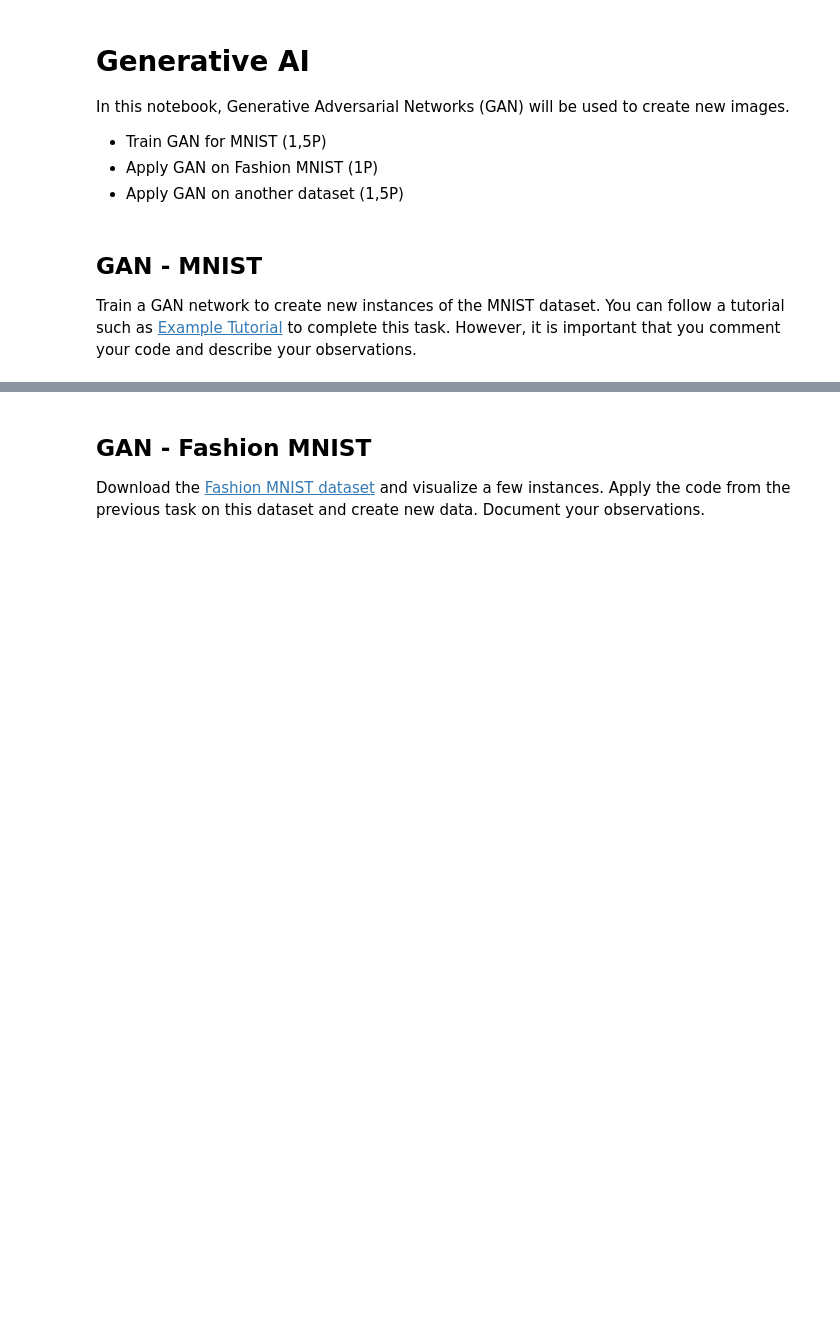
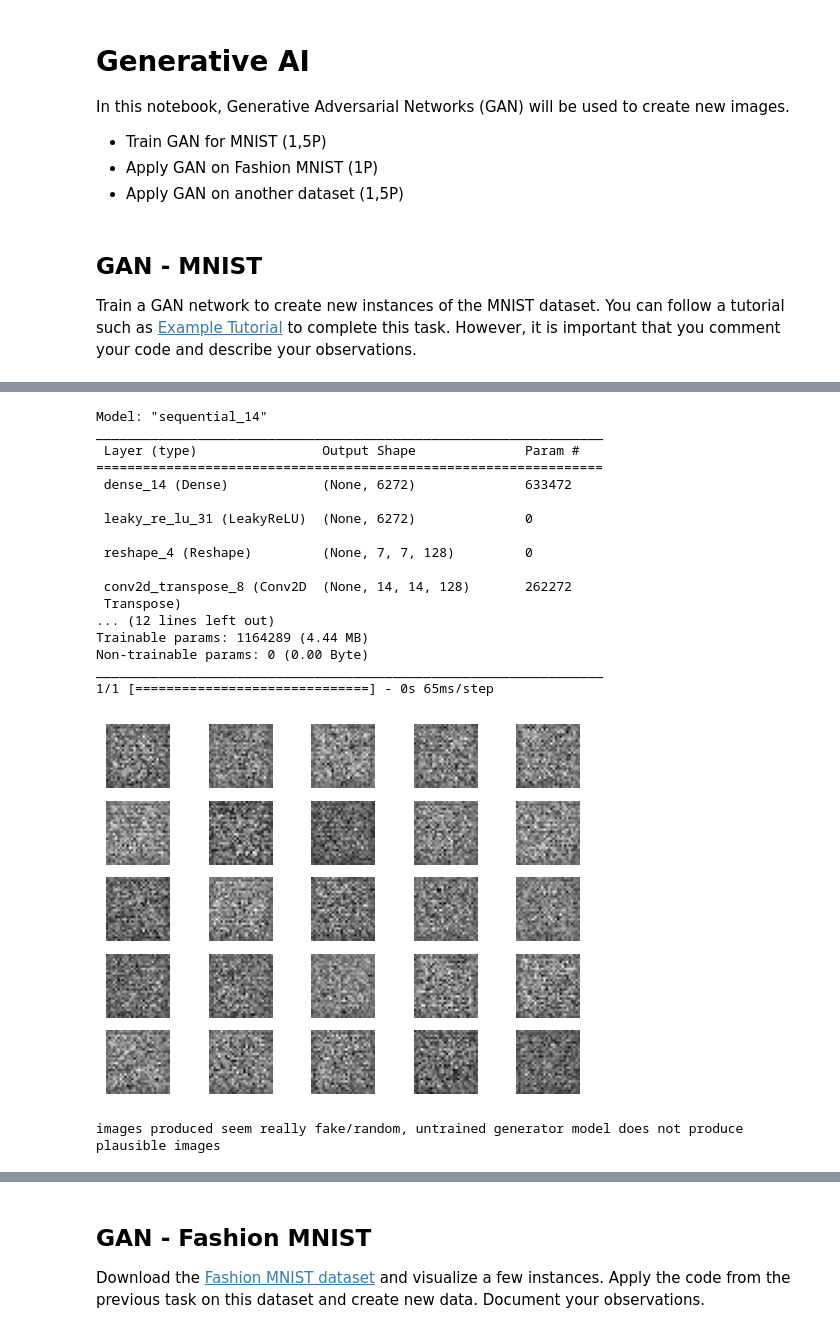
Before and after one commit to izzyyhh/datam, a Jupyter notebook: Exercise_4.ipynb, the cells around one changed output, grey strips where cells are left out. Drawn from its saved outputs; the diff is of its cells as text; code cells hidden in the pictures; blank space fills up the shorter version.

```diff
--- a/Exercise_4.ipynb
+++ b/Exercise_4.ipynb
@@ -212,10 +12,0 @@ WARNING:tensorflow:Compiled the loaded model, but the compiled metrics have yet
-# %%
-from keras.models import load_model
-from numpy import asarray
-from matplotlib import pyplot
-model = load_model('./generator_model_010.h5')
-vector = asarray([[0.0 for _ in range(100)]])
-X = model.predict(vector)
-
-pyplot.imshow(X[0, :, :, 0], cmap='gray_r')
-pyplot.show()
@@ -226,0 +179,41 @@ WARNING:tensorflow:No training configuration found in the save file, so the mode
+# %%
+# creating samples with untrained generator model
+
+latent_dim = 100
+gen_model = define_generator(latent_dim)
+gen_model.summary()
+plot_model(gen_model, to_file='generator_plot.png', show_shapes=True, show_layer_names=True)
+n_samples = 25
+X, _ = generate_fake_samples(gen_model, latent_dim, n_samples)
+# plot the generated samples
+for i in range(n_samples):
+ # define subplot
+ pyplot.subplot(5, 5, 1 + i)
+ # turn off axis labels
+ pyplot.axis('off')
+ # plot single image
+ pyplot.imshow(X[i, :, :, 0], cmap='gray_r')
+# show the figure
+pyplot.show()
+
+print("images produced seem really fake/random, untrained generator model does not produce plausible images")
+# %% [output]
+Model: "sequential_14"
+_________________________________________________________________
+ Layer (type)                Output Shape              Param #
+=================================================================
+ dense_14 (Dense)            (None, 6272)              633472
+
+ leaky_re_lu_31 (LeakyReLU)  (None, 6272)              0
+
+ reshape_4 (Reshape)         (None, 7, 7, 128)         0
+
+ conv2d_transpose_8 (Conv2D  (None, 14, 14, 128)       262272
+ Transpose)
+... (12 lines left out)
+Trainable params: 1164289 (4.44 MB)
+Non-trainable params: 0 (0.00 Byte)
+_________________________________________________________________
+1/1 [==============================] - 0s 65ms/step
+[figure, added]
+images produced seem really fake/random, untrained generator model does not produce plausible images
```
Also changed, not shown: parts of 10 cells of this notebook, 7 other files.
